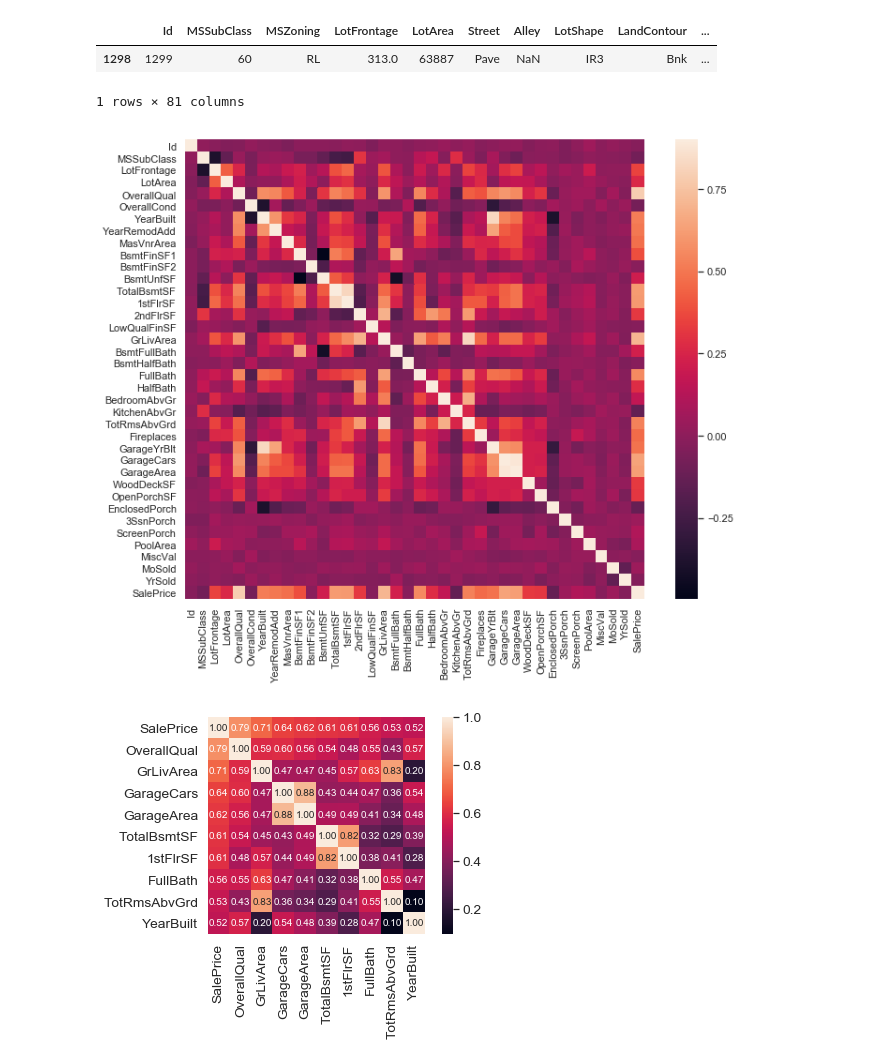
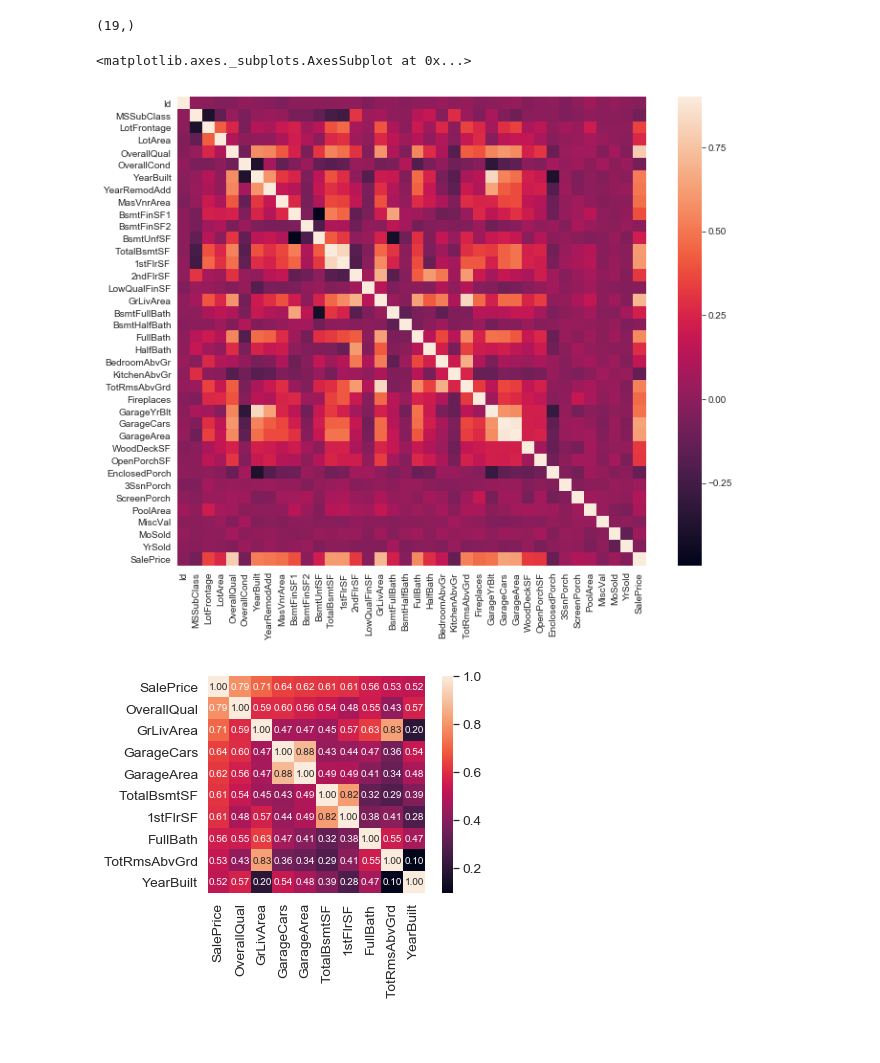
Before and after one commit to pandaria92fs/housePrices, a Jupyter notebook: ver1.0/Untitled.ipynb, the cells around one changed output. Saved outputs shown, nothing was run; the diff lists cells and outputs as text; code cells hidden in the pictures; blank space fills up the shorter version.

```diff
--- a/ver1.0/Untitled.ipynb
+++ b/ver1.0/Untitled.ipynb
@@ -14,17 +14,20 @@ sns.set_style('darkgrid')
 # %%
 train_data = pd.read_csv('train.csv')
 test_data = pd.read_csv('test.csv')
+
+all_data_na = (train_data.isnull().sum() / len(train_data)) * 100
+all_data_na = all_data_na.drop(all_data_na[all_data_na == 0].index).sort_values(ascending=False)[:30]
+print(all_data_na.shape)
 
 corrmat = train_data.corr()
 plt.subplots(figsize=(12,9))
 sns.heatmap(corrmat, vmax=0.9, square=True)
 
-train_data[train_data['Id'] == 1299]
+#train_data[train_data['Id'] == 1299]
 # %% [output]
-|  | Id | MSSubClass | MSZoning | LotFrontage | LotArea | Street | Alley | LotShape | LandContour | ... |
-| 1298 | 1299 | 60 | RL | 313.0 | 63887 | Pave | NaN | IR3 | Bnk | ... |
-1 rows × 81 columns
+(19,)
+<matplotlib.axes._subplots.AxesSubplot at 0x...>
-[figure, old version]
+[figure, new version]
 # %%
 k = 10 #number of variables for heatmap
 cols = corrmat.nlargest(k, 'SalePrice')['SalePrice'].index
```
Also changed, not shown: parts of 22 cells of this notebook, 2 other files.
